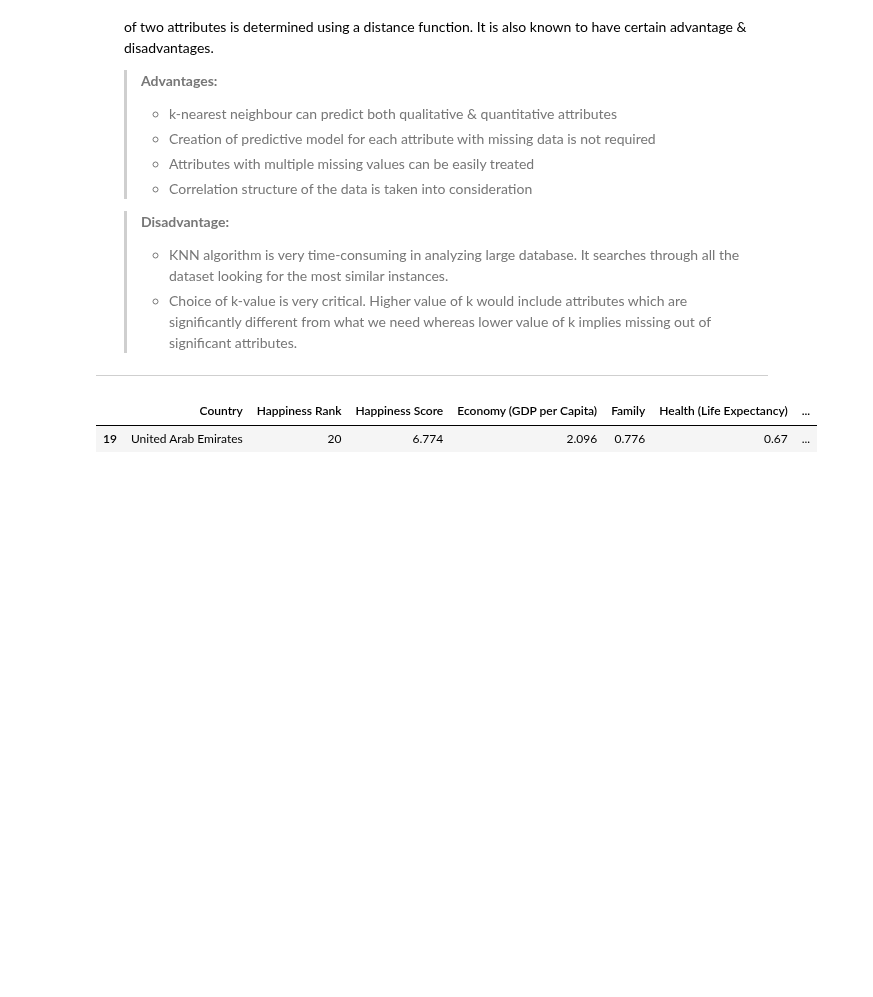
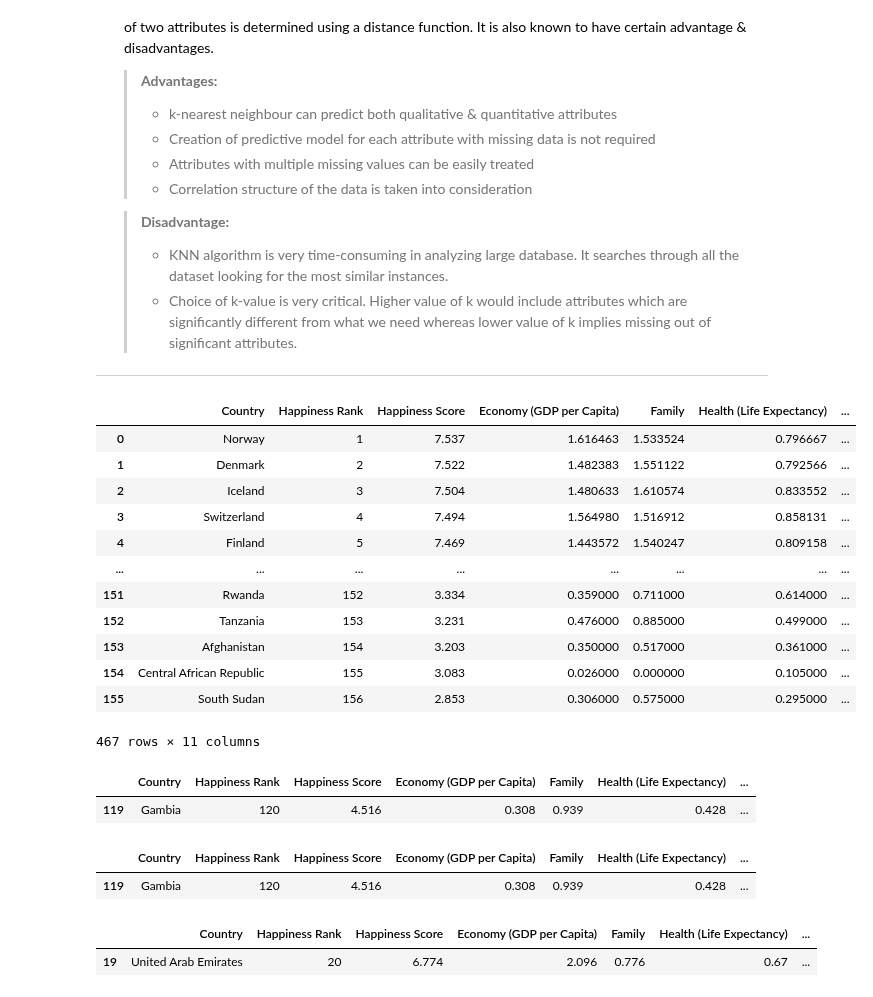
Before and after one commit to Tuwaiq-DS-ML-bootcamp-V-7/Usecase-2, a Jupyter notebook: EDA_explain_template_Abdullah.ipynb, the cells around one changed output. Cells and saved outputs as stored; diff of their text form; code cells hidden in the pictures; blank space fills up the shorter version.

```diff
--- a/EDA_explain_template_Abdullah.ipynb
+++ b/EDA_explain_template_Abdullah.ipynb
@@ -540,3 +542,19 @@ To avoid:
    > - Choice of k-value is very critical. Higher value of k would include attributes which are significantly different from what we need whereas lower value of k implies missing out of significant attributes.
 
 --------------------
+# %%
+World_Happiness_v2[World_Happiness_v2['Region'].isna()]
+# %% [output]
+|  | Country | Happiness Rank | Happiness Score | Economy (GDP per Capita) | Family | Health (Life Expectancy) | ... |
+| 0 | Norway | 1 | 7.537 | 1.616463 | 1.533524 | 0.796667 | ... |
+| 1 | Denmark | 2 | 7.522 | 1.482383 | 1.551122 | 0.792566 | ... |
+| 2 | Iceland | 3 | 7.504 | 1.480633 | 1.610574 | 0.833552 | ... |
+| 3 | Switzerland | 4 | 7.494 | 1.564980 | 1.516912 | 0.858131 | ... |
+| 4 | Finland | 5 | 7.469 | 1.443572 | 1.540247 | 0.809158 | ... |
+| ... | ... | ... | ... | ... | ... | ... | ... |
+| 151 | Rwanda | 152 | 3.334 | 0.359000 | 0.711000 | 0.614000 | ... |
+| 152 | Tanzania | 153 | 3.231 | 0.476000 | 0.885000 | 0.499000 | ... |
+| 153 | Afghanistan | 154 | 3.203 | 0.350000 | 0.517000 | 0.361000 | ... |
+| 154 | Central African Republic | 155 | 3.083 | 0.026000 | 0.000000 | 0.105000 | ... |
+| 155 | South Sudan | 156 | 2.853 | 0.306000 | 0.575000 | 0.295000 | ... |
+467 rows × 11 columns
@@ -542,0 +564,5 @@ To avoid:
+# %%
+World_Happiness_v2[World_Happiness_v2['Region'].isna()]
+# %% [output]
+|  | Country | Happiness Rank | Happiness Score | Economy (GDP per Capita) | Family | Health (Life Expectancy) | ... |
+| 119 | Gambia | 120 | 4.516 | 0.308 | 0.939 | 0.428 | ... |
@@ -543,3 +571,8 @@ To avoid:
+# %%
+World_Happiness_v2[World_Happiness_v2['Country'] == 'Gambia']
+# %% [output]
+|  | Country | Happiness Rank | Happiness Score | Economy (GDP per Capita) | Family | Health (Life Expectancy) | ... |
+| 119 | Gambia | 120 | 4.516 | 0.308 | 0.939 | 0.428 | ... |
 # %%
 World_Happiness_v2[World_Happiness_v2['Trust (Government Corruption)'].isna()]
 # %% [output]
```
Also changed, not shown: parts of 15 cells of this notebook, 1 other file.
